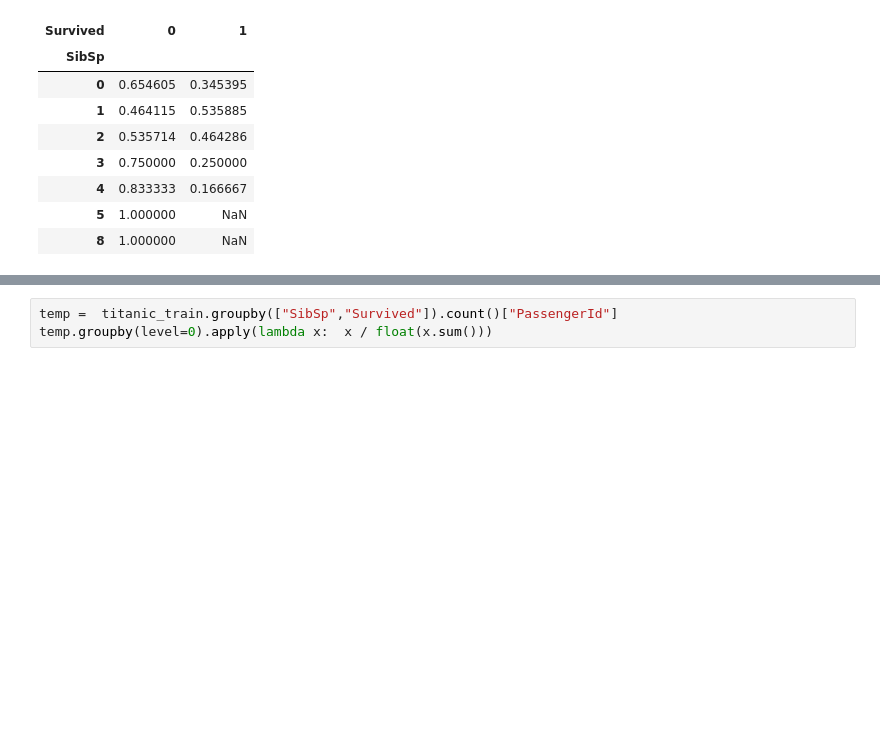
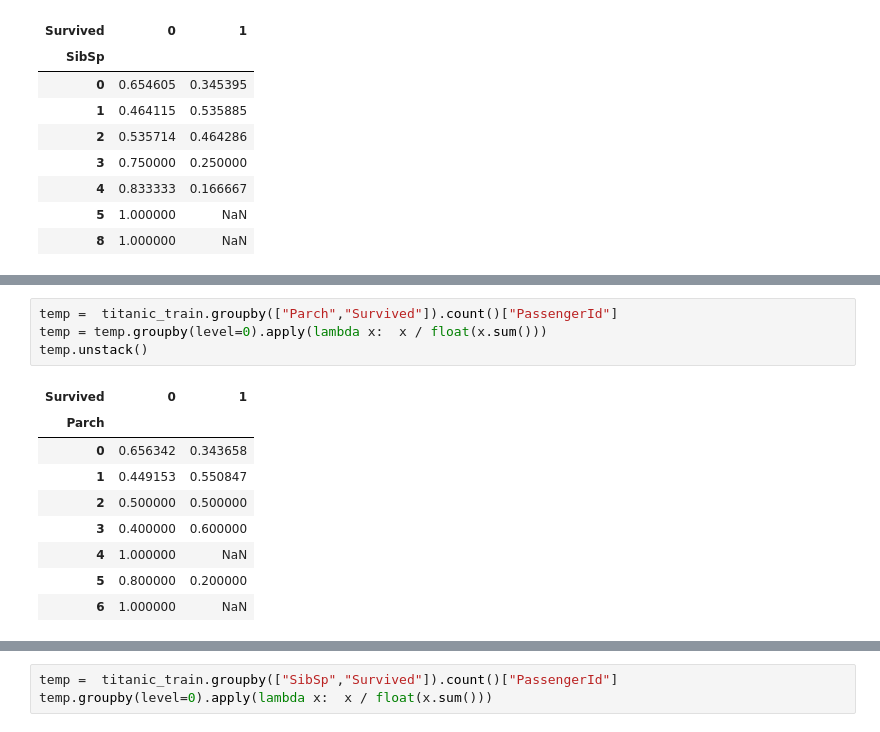
Before and after one commit to patRyserWelch8/KaggleTitanic, a Jupyter notebook: titanic.ipynb, the cells around one changed output, grey strips where cells are left out. Cells and saved outputs as stored; diff of their text form; blank space fills up the shorter version.

```diff
--- a/titanic.ipynb
+++ b/titanic.ipynb
@@ -341 +363,15 @@ plt.hist(titanic_train.SibSp, bins = 8)
+# %%
+temp =  titanic_train.groupby(["Parch","Survived"]).count()["PassengerId"]
+temp = temp.groupby(level=0).apply(lambda x:  x / float(x.sum()))
+temp.unstack()
+# %% [output]
+| Survived | 0 | 1 |
+| Parch |  |  |
+| 0 | 0.656342 | 0.343658 |
+| 1 | 0.449153 | 0.550847 |
+| 2 | 0.500000 | 0.500000 |
+| 3 | 0.400000 | 0.600000 |
+| 4 | 1.000000 | NaN |
+| 5 | 0.800000 | 0.200000 |
+| 6 | 1.000000 | NaN |
 # %%
```
Also changed, not shown: parts of 8 cells of this notebook.
